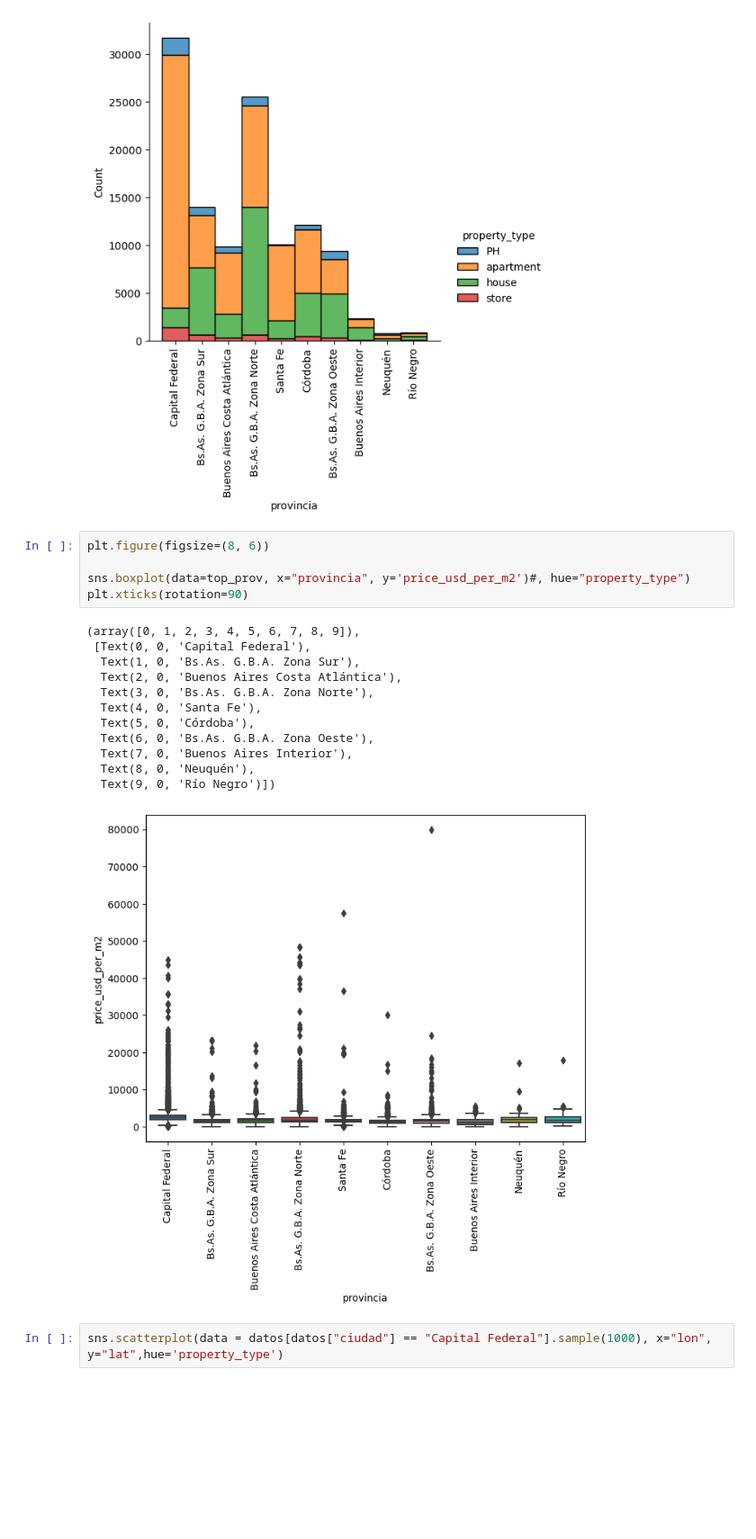
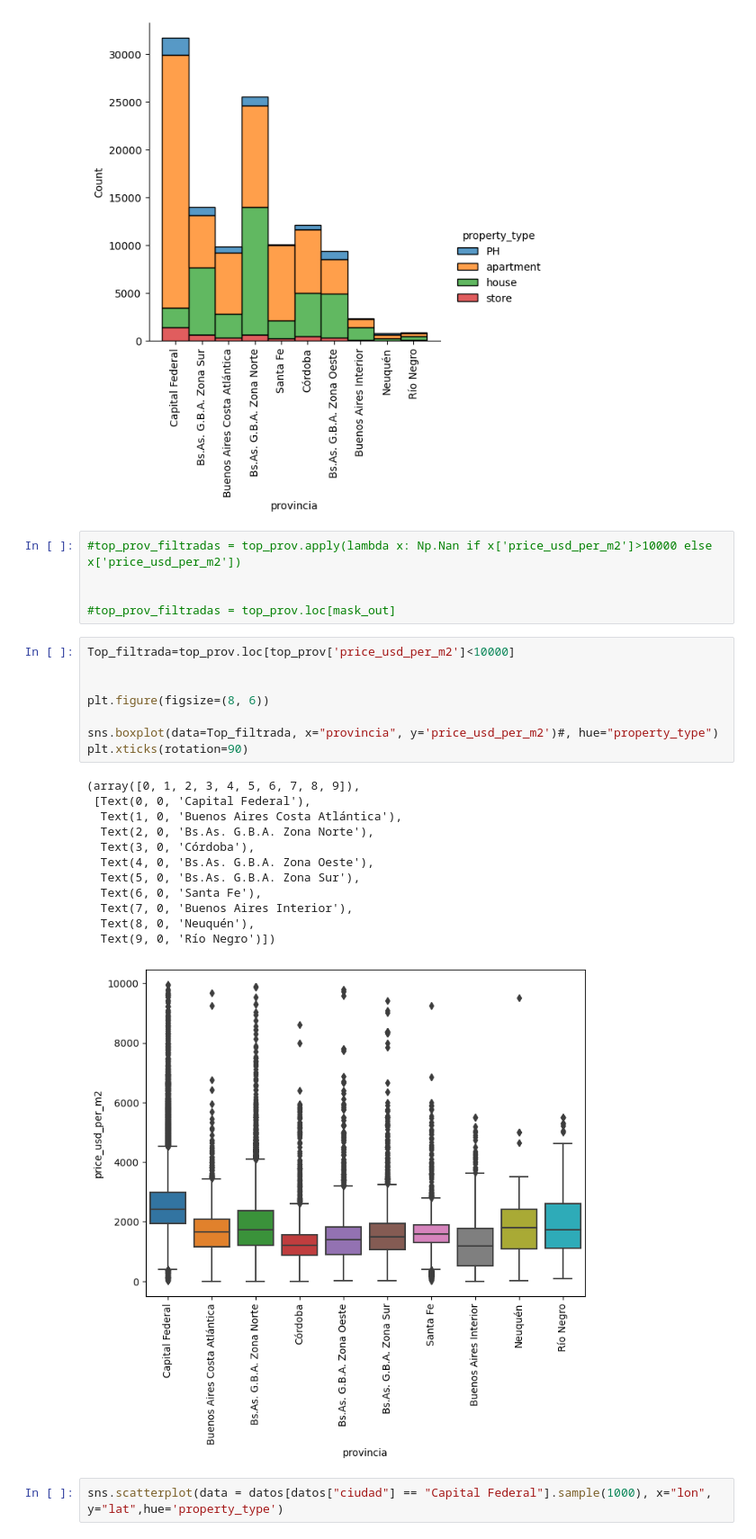
Before and after one commit to Facundo-Peloso/DH-TP-1---Grupo-10, a Jupyter notebook: Main-TP1 copy.ipynb, the cells around one changed output. Shown at 90% size. Cells and saved outputs as stored; diff of their text form; blank space fills up the shorter version.

```diff
--- a/Main-TP1 copy.ipynb
+++ b/Main-TP1 copy.ipynb
@@ -1099,24 +1099,32 @@ plt.xticks(rotation=90)
   Text(9, 0, 'Río Negro')])
 <Figure size 800x600 with 0 Axes>
 [figure]
+# %%
+#top_prov_filtradas = top_prov.apply(lambda x: Np.Nan if x['price_usd_per_m2']>10000 else x['price_usd_per_m2'])
+
+
+#top_prov_filtradas = top_prov.loc[mask_out]
 # %%
+Top_filtrada=top_prov.loc[top_prov['price_usd_per_m2']<10000]
+
+
 plt.figure(figsize=(8, 6))
 
-sns.boxplot(data=top_prov, x="provincia", y='price_usd_per_m2')#, hue="property_type")
+sns.boxplot(data=Top_filtrada, x="provincia", y='price_usd_per_m2')#, hue="property_type")
 plt.xticks(rotation=90)
 # %% [output]
 (array([0, 1, 2, 3, 4, 5, 6, 7, 8, 9]),
  [Text(0, 0, 'Capital Federal'),
-  Text(1, 0, 'Bs.As. G.B.A. Zona Sur'),
-  Text(2, 0, 'Buenos Aires Costa Atlántica'),
-  Text(3, 0, 'Bs.As. G.B.A. Zona Norte'),
-  Text(4, 0, 'Santa Fe'),
-  Text(5, 0, 'Córdoba'),
-  Text(6, 0, 'Bs.As. G.B.A. Zona Oeste'),
+  Text(1, 0, 'Buenos Aires Costa Atlántica'),
+  Text(2, 0, 'Bs.As. G.B.A. Zona Norte'),
+  Text(3, 0, 'Córdoba'),
+  Text(4, 0, 'Bs.As. G.B.A. Zona Oeste'),
+  Text(5, 0, 'Bs.As. G.B.A. Zona Sur'),
+  Text(6, 0, 'Santa Fe'),
   Text(7, 0, 'Buenos Aires Interior'),
   Text(8, 0, 'Neuquén'),
   Text(9, 0, 'Río Negro')])
-[figure, old version]
+[figure, new version]
 # %%
 sns.scatterplot(data = datos[datos["ciudad"] == "Capital Federal"].sample(1000), x="lon", y="lat",hue='property_type')
 # %% [output]
```
Also changed, not shown: parts of 1 cell of this notebook.
